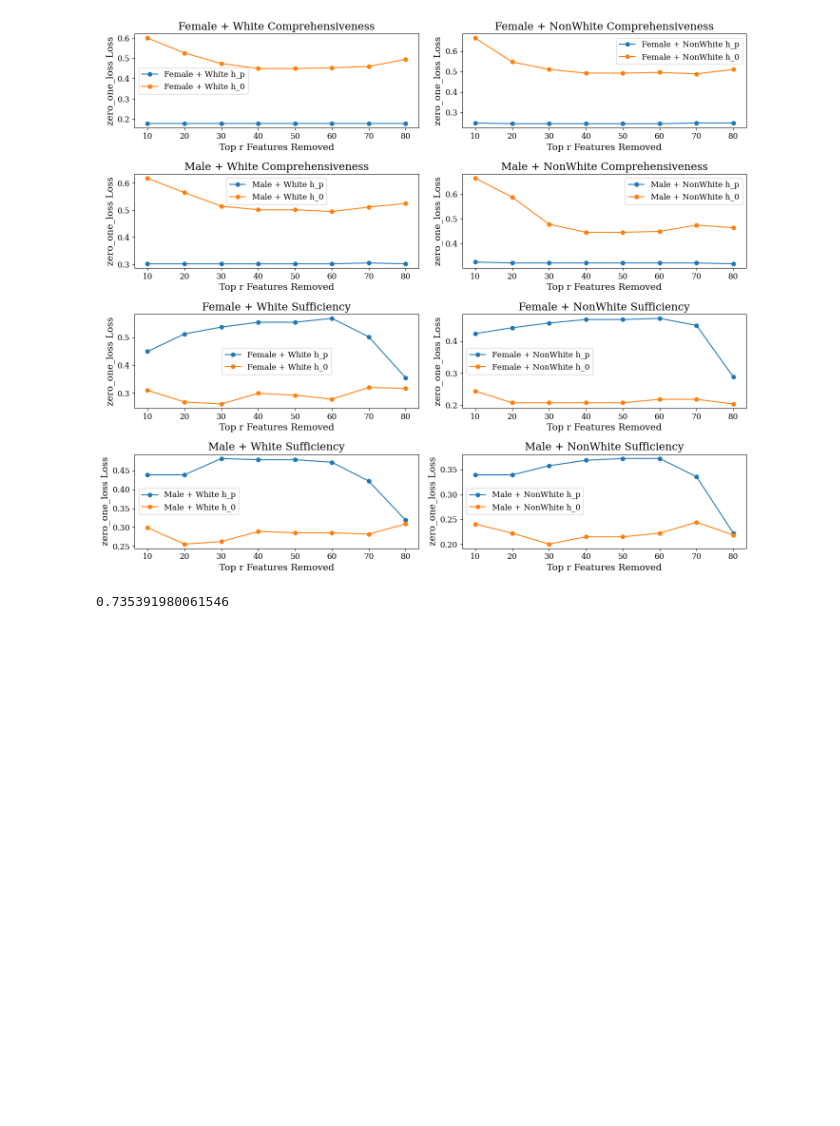
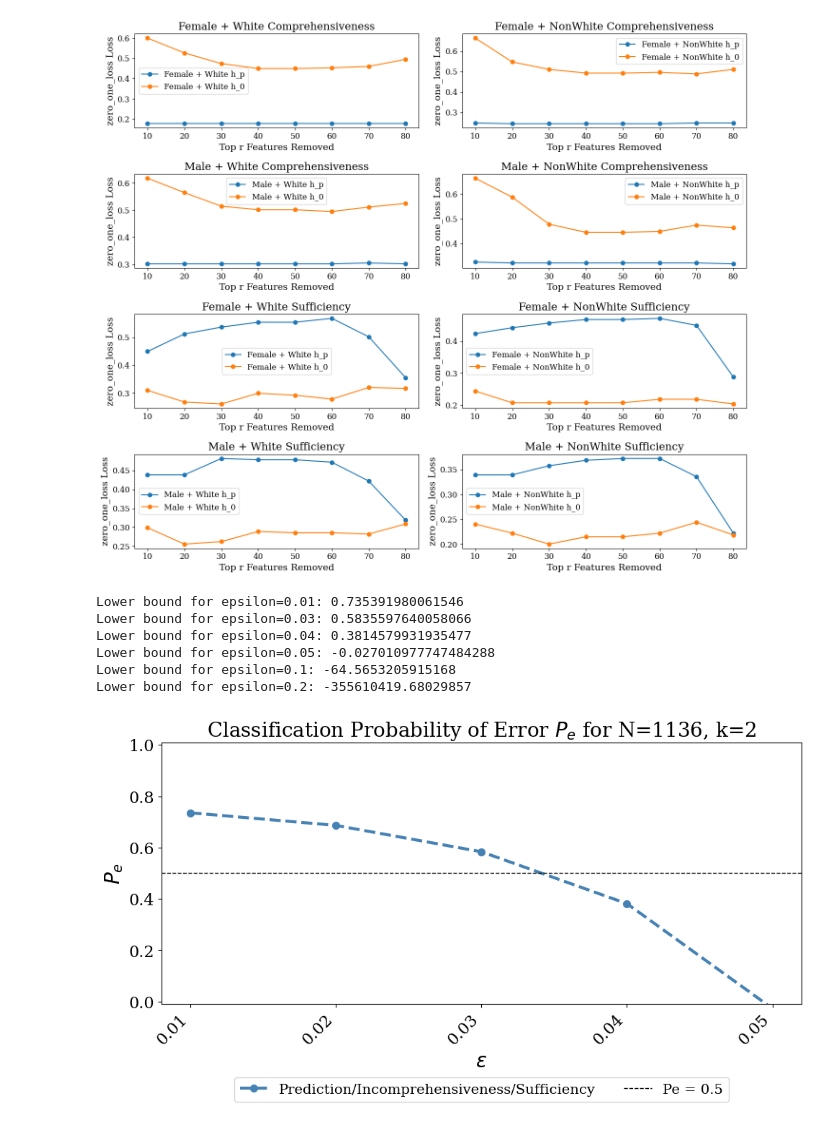
Before and after one commit to geometric-intelligence/bop, a Jupyter notebook: HSLS_Classification.ipynb, the cells around one changed output. Saved outputs shown, nothing was run; the diff lists cells and outputs as text; code cells hidden in the pictures; blank space fills up the shorter version.

Commit message:
adding experiment plots

```diff
--- a/HSLS_Classification.ipynb
+++ b/HSLS_Classification.ipynb
@@ -842,7 +842,7 @@ Total loss difference: -0.0335
 [figure]
 # %%
 # Evaluate Pe
-def lower_bound_categorical(k, n=1000, epsilon=0.01):
+def lower_bound_categorical(k, n=1000, epsilon=0.05):
     """Compute the lower bound to Pe for the binary valued cost function case.
 
     BOP is a categorical variable.
@@ -855,6 +855,60 @@ def lower_bound_categorical(k, n=1000, epsilon=0.01):
 
 k=2
 n = 1136
-lower_bound_categorical(2, 1136)
+epsilons = [0.01, 0.03, 0.04, 0.05, 0.1, 0.2]
+for epsilon in epsilons:
+    print(f"Lower bound for epsilon={epsilon}: {lower_bound_categorical(k, n, epsilon)}")
 # %% [output]
-0.735391980061546
+Lower bound for epsilon=0.01: 0.735391980061546
+Lower bound for epsilon=0.03: 0.5835597640058066
+Lower bound for epsilon=0.04: 0.3814579931935477
+Lower bound for epsilon=0.05: -0.027010977747484288
+Lower bound for epsilon=0.1: -64.5653205915168
+Lower bound for epsilon=0.2: -355610419.68029857
+# %%
+fontsize = 20
+ticksize = 16
+epsilons = [0.01, 0.02, 0.03, 0.04, 0.05, 0.1, 0.2]
+plt.rcParams["font.family"] = "serif"
+# Define a more granular set of epsilon values for plotting and x-axis ticks
+granular_epsilons = [0.01, 0.02, 0.03, 0.04, 0.05, 0.06, 0.07, 0.08, 0.09, 0.1, 0.15, 0.2]
+
+def plot_lower_bound_categorical(ax, n, sigma_values, k, color='red', pe_threshold=0):
+    # Calculate lower bound values for each sigma using a single k value
+    lower_bound_values = np.array([lower_bound_categorical(k, n=n, epsilon=epsilon) for epsilon in sigma_values])
+
+    # Cut the values when Pe falls below pe_threshold
+    cut_index = np.argmax(lower_bound_values < pe_threshold)
+    if cut_index > 0:  # If there's a point where Pe drops below the threshold, cut the plot there
+        sigma_values = sigma_values[:cut_index + 1]
+        lower_bound_values = lower_bound_values[:cut_index + 1]
+
+    # Plot the filtered values
+    ax.plot(sigma_values, lower_bound_values, label=f"Prediction/Incomprehensiveness/Sufficiency", color=color,
+            linewidth=3, linestyle="--", marker='o', markersize=7)  # Use custom markers
+
+    # Add horizontal line at Pe = 0.5 with a label
+    ax.axhline(y=0.5, c="black", linestyle="--", linewidth=1, label="Pe = 0.5")
+    ax.set_ylim((-0.01, 1.01))
+
+    # Use a linear scale and evenly distribute the x-axis ticks
+    ax.set_xticks(sigma_values)  # Set x-ticks based on remaining sigma values
+    ax.set_xticklabels([f"{epsilon:.2f}" for epsilon in sigma_values], rotation=45, ha='right')  # Label with epsilon values (same length as ticks)
+    ax.set_ylabel("$P_{e}$", fontsize=fontsize)
+    ax.set_xlabel("$\epsilon$", fontsize=fontsize)  # Update x-axis label to epsilon
+    ax.set_title(f"Classification Probability of Error $P_{{e}}$ for N={n}, k={k}", fontsize=fontsize)
+
+    # Set the legend at the bottom with "Pe = 0.5" included
+    ax.legend(loc='lower center', bbox_to_anchor=(0.5, -0.4), ncol=2, fontsize=fontsize-6, frameon=True)
+
+    # Set the x and y tick label sizes
+    ax.tick_params(axis='x', labelsize=ticksize)  # X-axis tick labels
+    ax.tick_params(axis='y', labelsize=ticksize)  # Y-axis tick labels
+
+# Create the plot with a larger size for better label spacing
+fig, ax = plt.subplots(figsize=(10, 6))
+plot_lower_bound_categorical(ax, n=1136, sigma_values=epsilons, k=2, color='steelblue', pe_threshold=0.05)
+plt.tight_layout()  # Adjust layout to prevent clipping of tick labels
+plt.show()
+# %% [output]
+[figure, added]
```
Also changed, not shown: 1 other file.
